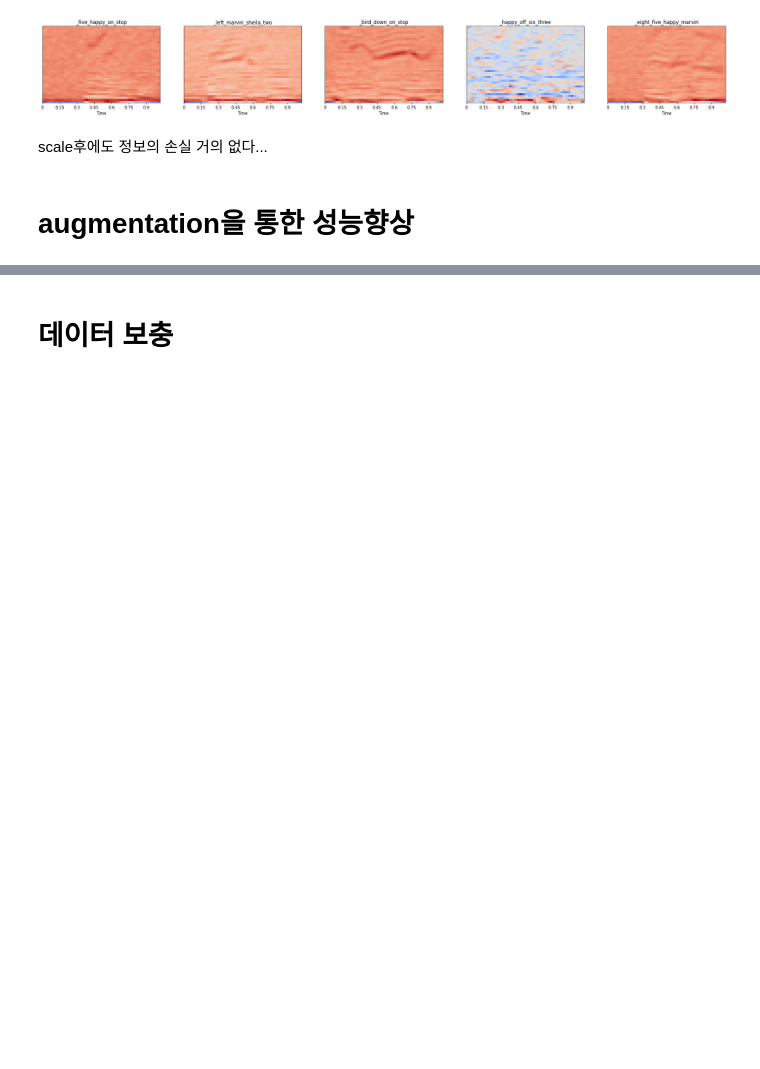
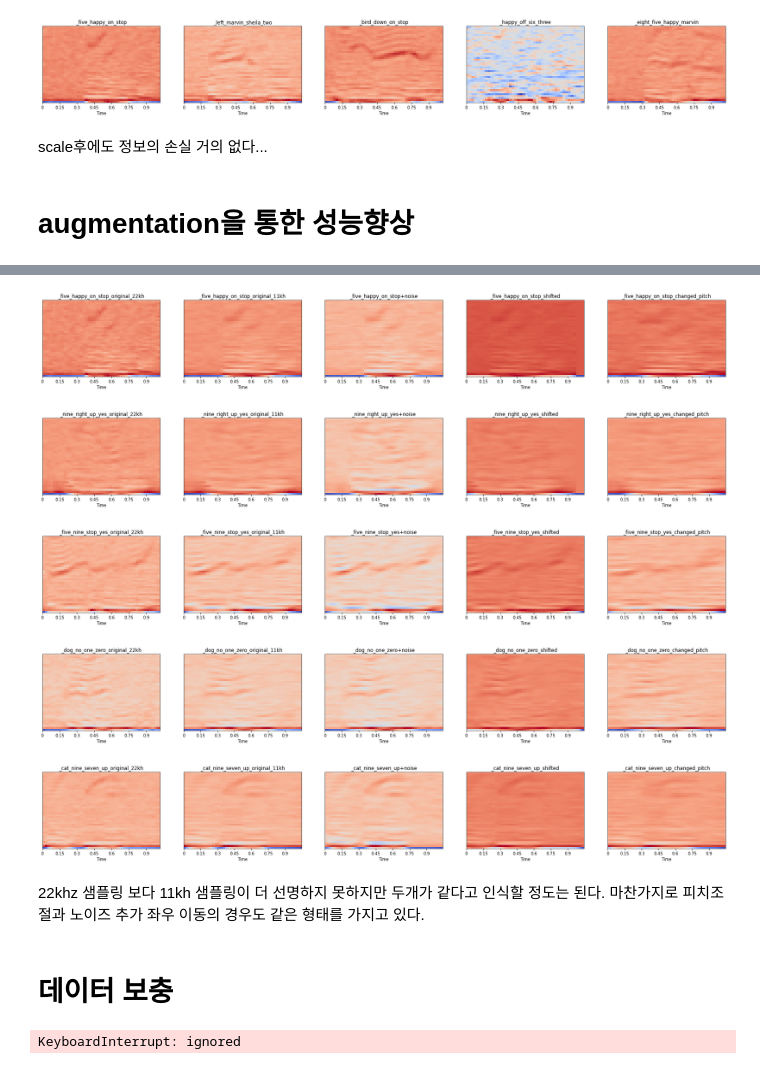
Before and after one commit to 100jy/voice_competition, a Jupyter notebook: 데이터_EDA.ipynb, the cells around one changed output, grey strips where cells are left out. Drawn from its saved outputs; the diff is of its cells as text; code cells hidden in the pictures; blank space fills up the shorter version.

```diff
--- a/데이터_EDA.ipynb
+++ b/데이터_EDA.ipynb
@@ -134,2 +137,43 @@ librosa로 뽑아낸 데이터 다시 만들어야 할듯...
+# %%
+idx = [0,10,100,1000,5000]
+true= []
+for i in idx:
+  tmp = list(label.columns[label.iloc[i,:] != 0])
+  string = ''
+  for j in tmp:
+    string += '_'+j
+  true.append(string)
+# %%
+for k in range(5):
+
+  noise_fac = 0.05
+  data_noise = noising(data_11kH[k],noise_fac)
+  data_shifted = shifting(data_11kH[k],0)
+  pitch_factor = np.random.rand(1)
+  data_pitch = change_pitch(data_11kH[k],11025, pitch_factor)
+
+  aug_data = [data_MFCC[k],data_11kH[k],data_noise,data_shifted,data_pitch]
+  labels = [true[k]+'_original_22kh',true[k]+'_original_11kh',true[k]+'+noise',true[k]+'_shifted',true[k]+'_changed_pitch']
+  plt.figure(figsize=(30,20))
+
+  for i,data in enumerate(aug_data):
+    s = '55'+str(i+1)
+    plt.subplot(int(s))
+    if i == 0:
+      mfcc = data.reshape(40,-1)
+      librosa.display.specshow(mfcc, x_axis='time',sr = 22050)
+    else:
+      #output length = (seconds) * (sample rate) / (hop_length)
+      mfcc = librosa.feature.mfcc(data,sr = 11025, n_mfcc=40, fmax=3000, hop_length = int(11025/44))
+      librosa.display.specshow(mfcc, x_axis='time',sr = 22050)
+    plt.title(labels[i])
+# %% [output]
+[figure, added]
+[figure, added]
+[figure, added]
+[figure, added]
+[figure, added]
+# %% [markdown]
+22khz 샘플링 보다 11kh 샘플링이 더 선명하지 못하지만 두개가 같다고 인식할 정도는 된다. 마찬가지로 피치조절과 노이즈 추가 좌우 이동의 경우도 같은 형태를 가지고 있다.
 # %% [markdown]
 # 데이터 보충
@@ -152,4 +199,5 @@ def augmentation(data):
 # %%
-data = pd.read_pickle('drive/My Drive/data/x_trian_by_librosa.pickle')
-new_data  = augmentation(data)
+new_data  = augmentation(data_11kH)
 new_data.to_pickle('drive/My Drive/data/x_trian_augmented.pickle')
+# %% [output]
+KeyboardInterrupt: ignored
```
Also changed, not shown: parts of 9 cells of this notebook.
